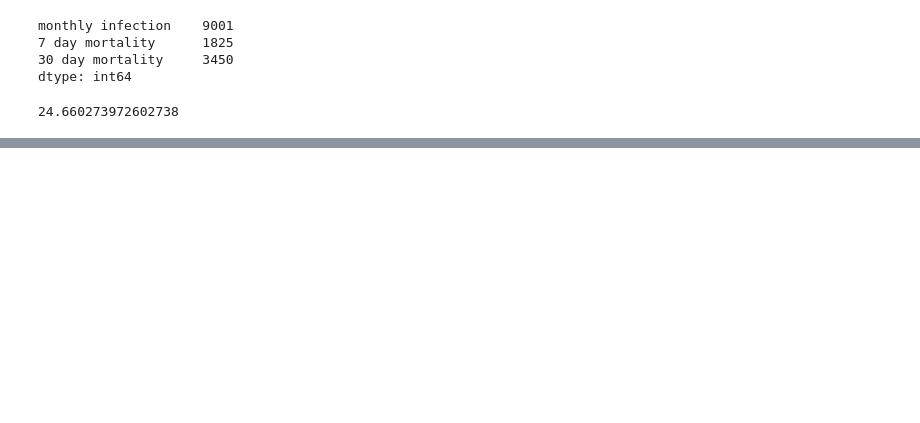
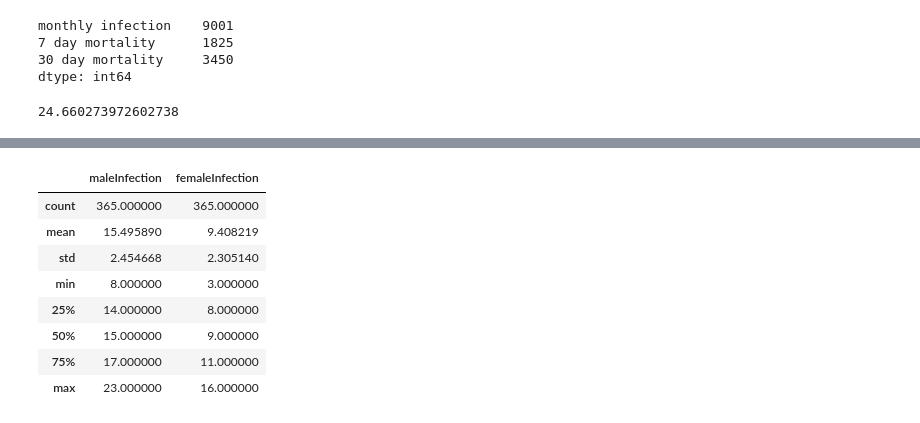
Before and after one commit to NurseQ/Simulation-Project-for-Programming-for-Data-Analysis-, a Jupyter notebook: Simulation Project.ipynb, the cells around one changed output, grey strips where cells are left out. Saved outputs shown, nothing was run; the diff lists cells and outputs as text; code cells hidden in the pictures; blank space fills up the shorter version.

```diff
--- a/Simulation Project.ipynb
+++ b/Simulation Project.ipynb
@@ -78,0 +108,12 @@ dtype: int64
+# %%
+infection.describe()
+# %% [output]
+|  | maleInfection | femaleInfection |
+| count | 365.000000 | 365.000000 |
+| mean | 15.495890 | 9.408219 |
+| std | 2.454668 | 2.305140 |
+| min | 8.000000 | 3.000000 |
+| 25% | 14.000000 | 8.000000 |
+| 50% | 15.000000 | 9.000000 |
+| 75% | 17.000000 | 11.000000 |
+| max | 23.000000 | 16.000000 |
```
Also changed, not shown: parts of 3 cells of this notebook.
